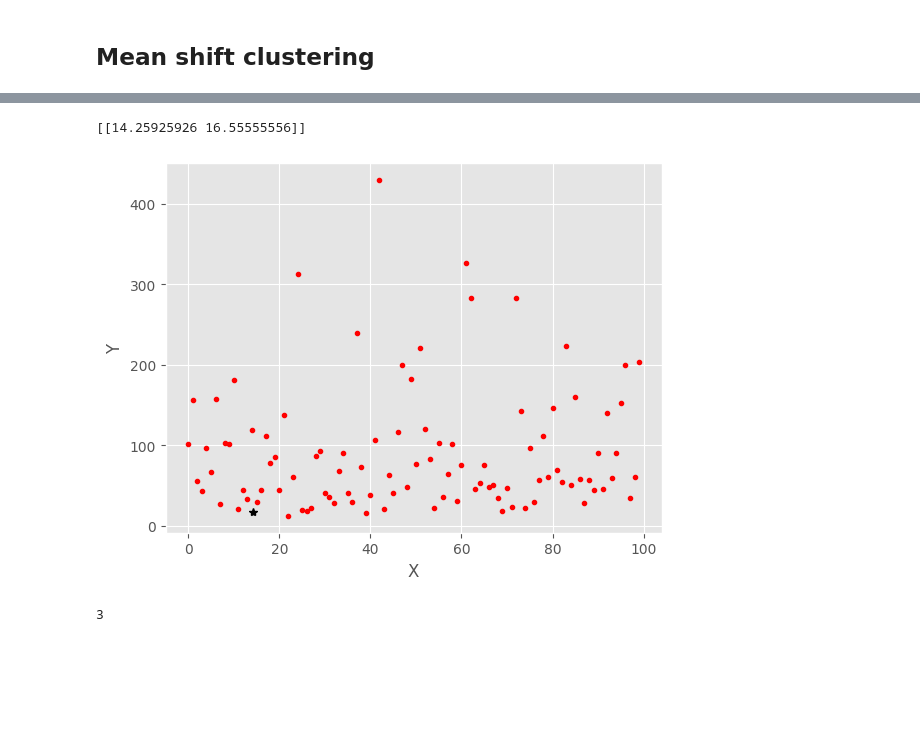
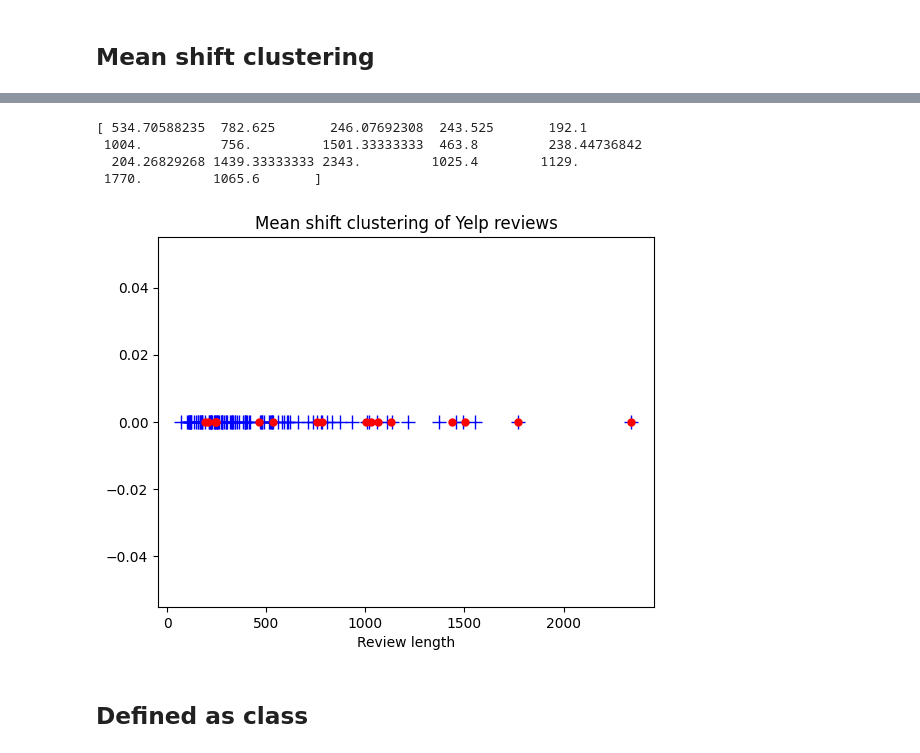
Before and after one commit to maihientran/dm2023, a Jupyter notebook: 05-review-length-meanshift.ipynb, the cells around one changed output, grey strips where cells are left out. Cells and saved outputs as stored; diff of their text form; code cells hidden in the pictures; blank space fills up the shorter version.

```diff
--- a/05-review-length-meanshift.ipynb
+++ b/05-review-length-meanshift.ipynb
@@ -62,6 +47,9 @@ points = np.column_stack((x,y))
 # %%
 def euclid_dist(p1,p2):
     return np.sqrt((p1[0]-p2[0])**2 + (p1[1]-p2[1])**2)
+
+def distance1D(p1,p2):
+    return abs(p1-p2)
 
 def gaussianKernel(distance, bandwidth):
     return (1/(bandwidth*np.sqrt(2*np.pi))) * np.exp(-0.5*((distance/bandwidth))**2)
@@ -77,10 +65,10 @@ def shiftModeGaussian(x, data, h):
     return num / den
 
 def shiftMode(mode, points, bandwidth):
-    shift = np.zeros(len(mode))
-    weight = np.zeros(len(mode))
+    shift = 0
+    weight = 0
     for i in range(len(points)):
-        distance = euclid_dist(mode, points[i])
+        distance = distance1D(mode, points[i])
         if distance < bandwidth:
             kernel = 1
             shift += kernel * points[i]
@@ -98,7 +86,7 @@ def meanShiftClustering(data, h, tau):
         while True:
             mode.append(shiftMode(mode[m], data, h))
             m += 1
-            if euclid_dist(mode[m],mode[m-1]) < tau:
+            if distance1D(mode[m],mode[m-1]) < tau:
                 break
         modes.append(mode[m])
     # Merge modes that are too close
@@ -109,26 +97,33 @@ def meanShiftClustering(data, h, tau):
         for j in range(i+1, len(modes)):
             if modes[j] is None:
                 continue
-            if euclid_dist(modes[i],modes[j]) < tau:
+            if distance1D(modes[i],modes[j]) < tau:
                 modes[j] = None
         merged_modes.append(modes[i])
     return np.array(merged_modes)
 # %%
-h = 50
-tau = 1e-1
+h = 100
+tau = 1e-5
 modes = meanShiftClustering(points, h, tau)
 print(modes)
 # %% [output]
-[[14.25925926 16.55555556]]
+[ 534.70588235  782.625       246.07692308  243.525       192.1
+ 1004.          756.         1501.33333333  463.8         238.44736842
+  204.26829268 1439.33333333 2343.         1025.4        1129.
+ 1770.         1065.6       ]
-# %%
-# Visualize the modes
-plt.plot(points[:, 0], points[:, 1], 'r.')
-plt.plot(modes[:, 0], modes[:, 1], 'k*')
-plt.xlabel('X')
-plt.ylabel('Y')
-plt.show()
-# %% [output]
-[figure, removed]
+# %%
+# visualize the results
+fig, ax = plt.subplots()
+ax.plot(y, np.zeros(len(y)), 'b+', markersize=10)
+for i in range(len(modes)):
+    ax.plot([modes[i]], [0], 'ro', markersize=5)
+ax.set_xlabel('Review length')
+ax.set_title('Mean shift clustering of Yelp reviews')
+plt.show()
+# %% [output]
+[figure, added]
+# %% [markdown]
+## Defined as class
 # %%
 class Mean_Shift:
     def __init__(self, radius=200):
@@ -172,12 +167,3 @@ class Mean_Shift:
                 break
 
         self.centroids = centroids
-# %%
-X = points
-clf = Mean_Shift()
-clf.fit(X)
-
-centroids = clf.centroids
-print(len(centroids))
-# %% [output]
-3
```
Also changed, not shown: parts of 8 cells of this notebook.
